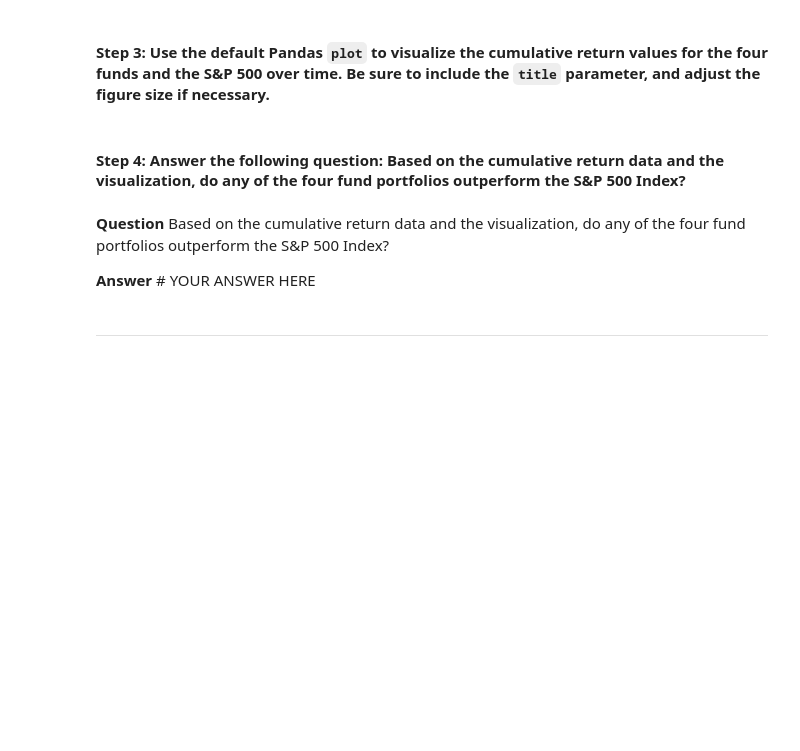
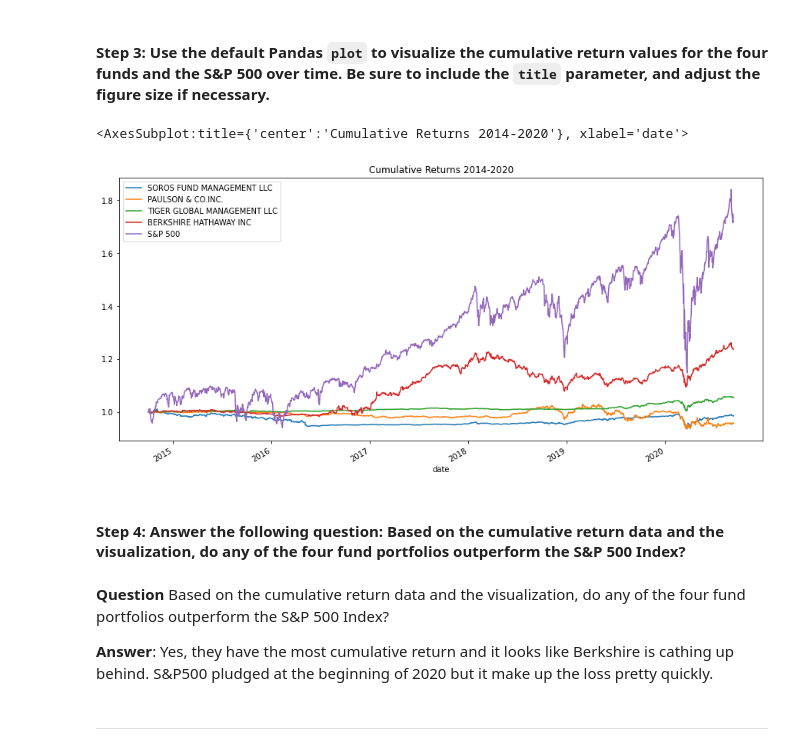
Before and after one commit to agnesmaria1/Risk-and-Return-Analysis, a Jupyter notebook: Risk Return Analysis/risk_return_analysis.ipynb, the cells around one changed output. Drawn from its saved outputs; the diff is of its cells as text; code cells hidden in the pictures; blank space fills up the shorter version.

```diff
--- a/Risk Return Analysis/risk_return_analysis.ipynb
+++ b/Risk Return Analysis/risk_return_analysis.ipynb
@@ -156,4 +159,5 @@ Analyze the data to determine if any of the portfolios outperform the broader st
 # %%
 # Calculate and plot the cumulative returns of the 4 fund portfolios and the S&P 500
 # Review the last 5 rows of the cumulative returns DataFrame
-# YOUR CODE HERE
+whale_cumulative_returns = (1 + whale_daily_returns).cumprod()
+whale_cumulative_returns.tail()
@@ -162,13 +174,16 @@ Analyze the data to determine if any of the portfolios outperform the broader st
 # %%
 # Visualize the cumulative returns using the Pandas plot function
 # Include a title parameter and adjust the figure size
-# YOUR CODE HERE
+whale_cumulative_returns.plot(figsize=(15, 7), title="Cumulative Returns 2014-2020")
+# %% [output]
+<AxesSubplot:title={'center':'Cumulative Returns 2014-2020'}, xlabel='date'>
+[figure, added]
 # %% [markdown]
 #### Step 4: Answer the following question: Based on the cumulative return data and the visualization, do any of the four fund portfolios outperform the S&P 500 Index?
 # %% [markdown]
 **Question** Based on the cumulative return data and the visualization, do any of the four fund portfolios outperform the S&P 500 Index?
 
-**Answer** # YOUR ANSWER HERE
+**Answer**: Yes, they have the most cumulative return and it looks like Berkshire is cathing up behind. S&P500 pludged at the beginning of 2020 but it make up the loss pretty quickly.
 # %% [markdown]
 ---
 # %% [markdown]
```
Also changed, not shown: parts of 2 cells of this notebook.
